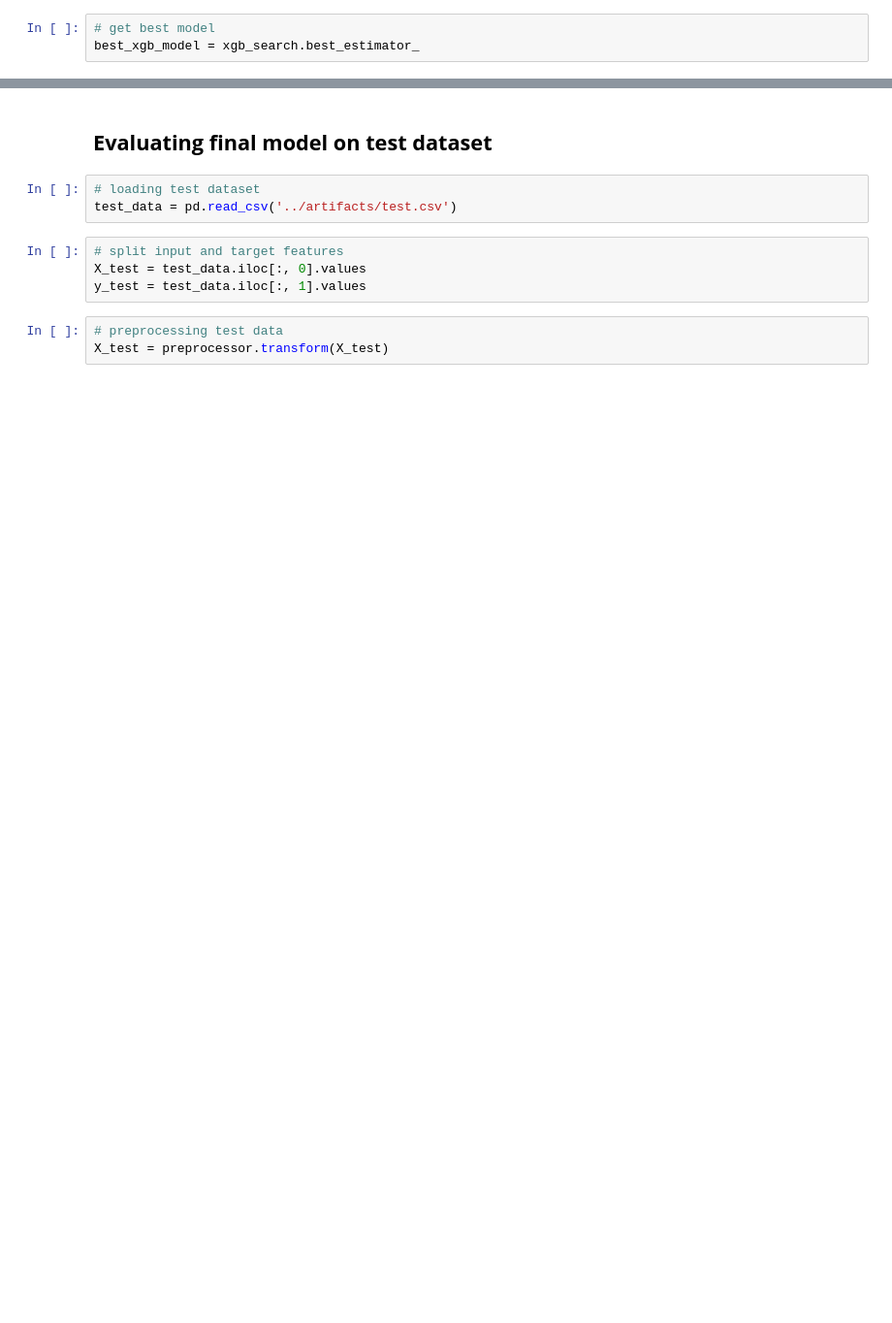
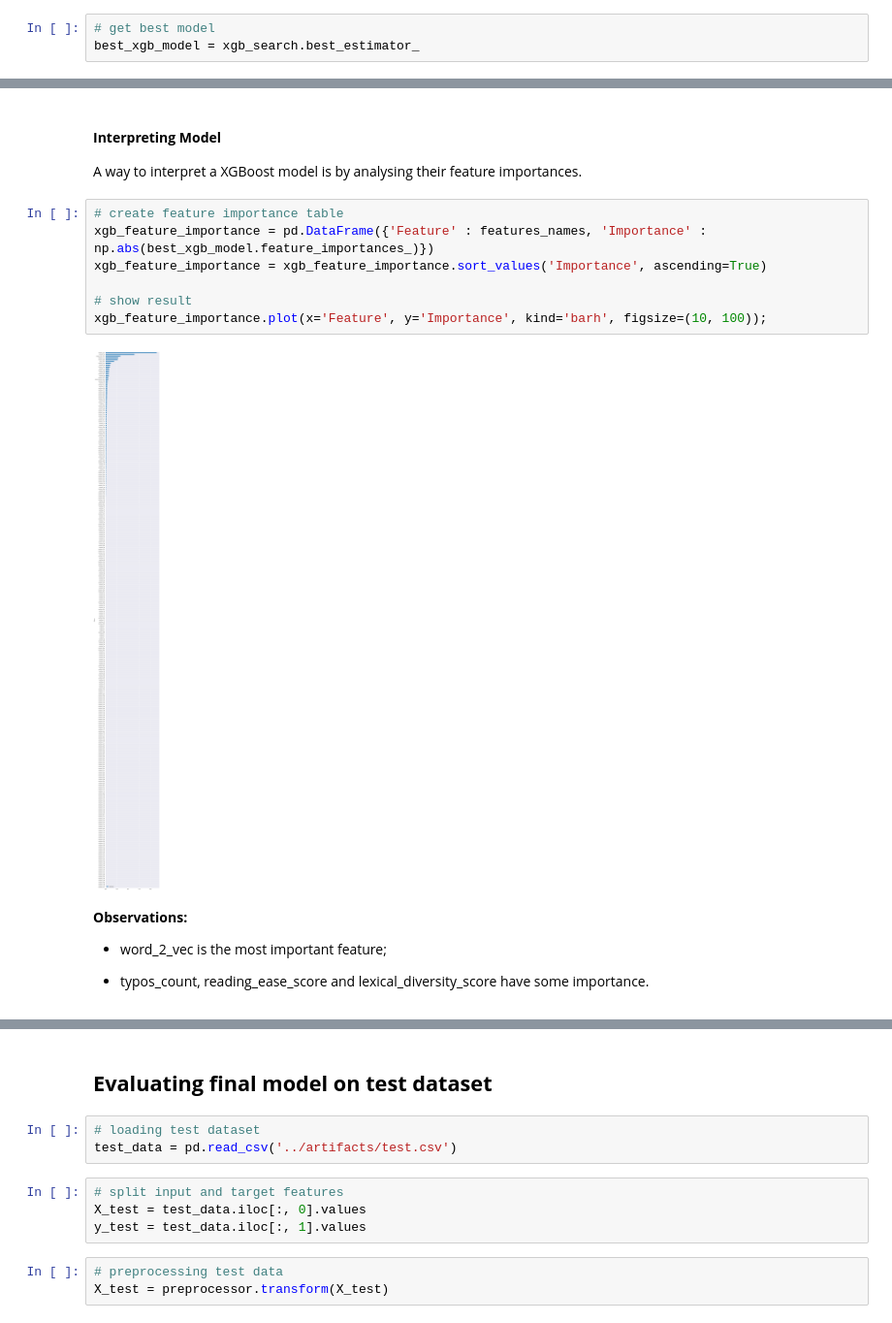
Before and after one commit to joaomr7/ai_text_detector, a Jupyter notebook: notebooks/4. Modeling.ipynb, the cells around one changed output, grey strips where cells are left out. Shown at 97% size. Drawn from its saved outputs; the diff is of its cells as text; blank space fills up the shorter version.

```diff
--- a/notebooks/4. Modeling.ipynb
+++ b/notebooks/4. Modeling.ipynb
@@ -462,0 +467,19 @@ evaluate_model(best_xgb_model, X, y, limiar=0.44)
+# %% [markdown]
+#### **Interpreting Model**
+
+A way to interpret a XGBoost model is by analysing their feature importances.
+# %%
+# create feature importance table
+xgb_feature_importance = pd.DataFrame({'Feature' : features_names, 'Importance' : np.abs(best_xgb_model.feature_importances_)})
+xgb_feature_importance = xgb_feature_importance.sort_values('Importance', ascending=True)
+
+# show result
+xgb_feature_importance.plot(x='Feature', y='Importance', kind='barh', figsize=(10, 100));
+# %% [output]
+[figure, added]
+# %% [markdown]
+**Observations:**
+
+* word_2_vec is the most important feature;
+
+* typos_count, reading_ease_score and lexical_diversity_score have some importance.
```
Also changed, not shown: parts of 27 cells of this notebook, 8 other files.
